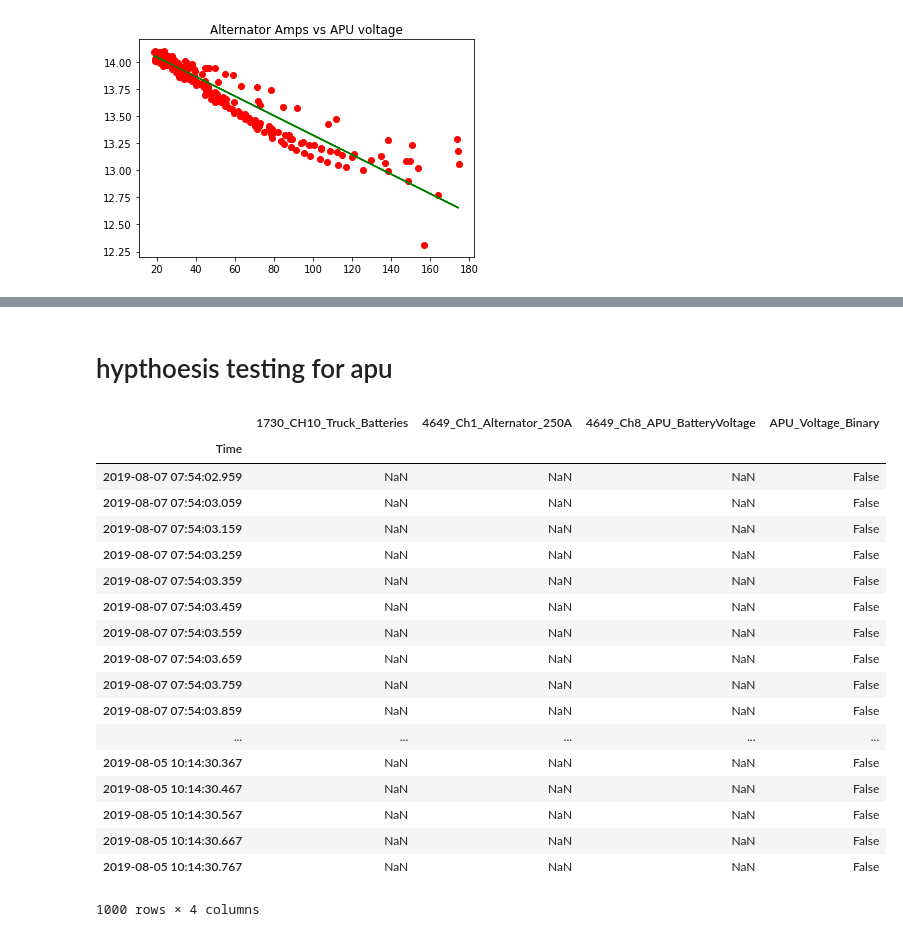
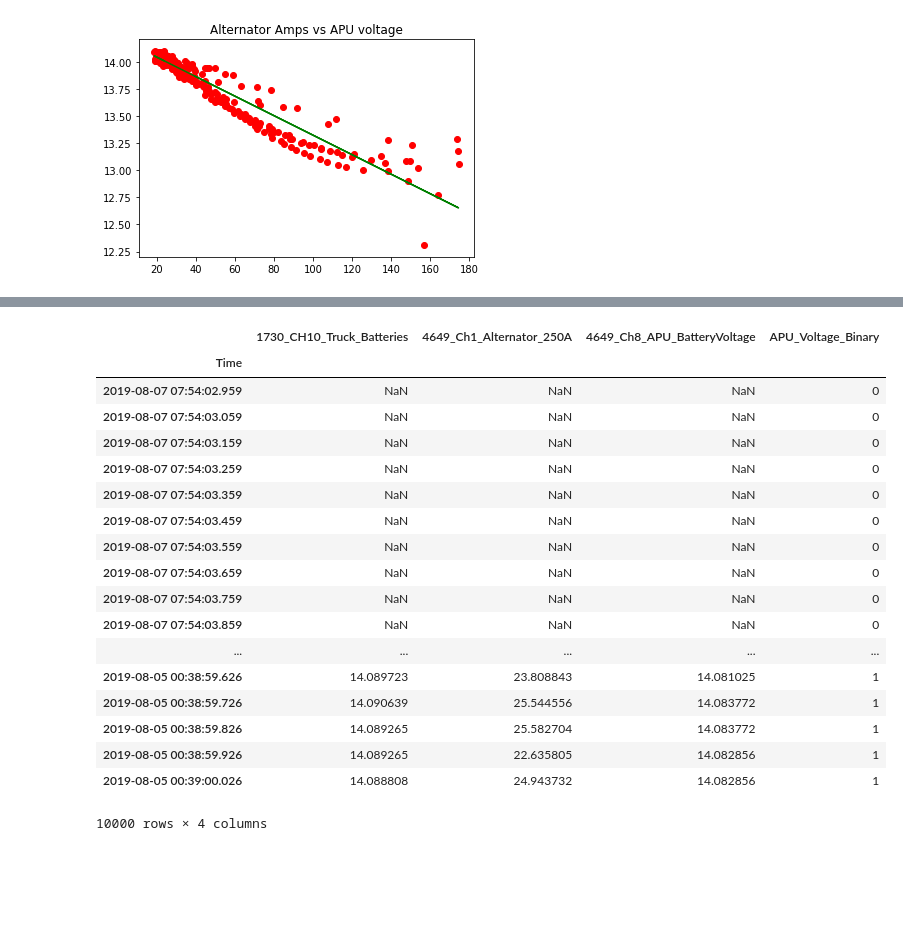
Before and after one commit to UNCG-CSE/Volvo_Truck_Analytics, a Jupyter notebook: src/billTruck1Proj2.ipynb, the cells around one changed output, grey strips where cells are left out. Saved outputs shown, nothing was run; the diff lists cells and outputs as text; code cells hidden in the pictures; blank space fills up the shorter version.

Commit message:
True false to 1/0

```diff
--- a/src/billTruck1Proj2.ipynb
+++ b/src/billTruck1Proj2.ipynb
@@ -180,29 +141,28 @@ covariance
-# %% [markdown]
-# hypthoesis testing for apu
 # %%
 #logistic regression classifier
 df_T1.dropna()
-df_T1['APU_Voltage_Binary'] = df_T1 > 14.0
+#create a new col to show if battery is "fully charged or not"
+df_T1['APU_Voltage_Binary'] = (df_T1['4649_Ch8_APU_BatteryVoltage']>14)*1
 #going to try and predict what time of day the APU unit will be "charged"
 logReg = LogisticRegression()
-df_T1.head(1000)
+df_T1.head(10000)
 # %% [output]
 |  | 1730_CH10_Truck_Batteries | 4649_Ch1_Alternator_250A | 4649_Ch8_APU_BatteryVoltage | APU_Voltage_Binary |
 | Time |  |  |  |  |
-| 2019-08-07 07:54:02.959 | NaN | NaN | NaN | False |
-| 2019-08-07 07:54:03.059 | NaN | NaN | NaN | False |
-| 2019-08-07 07:54:03.159 | NaN | NaN | NaN | False |
-| 2019-08-07 07:54:03.259 | NaN | NaN | NaN | False |
-| 2019-08-07 07:54:03.359 | NaN | NaN | NaN | False |
-| 2019-08-07 07:54:03.459 | NaN | NaN | NaN | False |
-| 2019-08-07 07:54:03.559 | NaN | NaN | NaN | False |
-| 2019-08-07 07:54:03.659 | NaN | NaN | NaN | False |
-| 2019-08-07 07:54:03.759 | NaN | NaN | NaN | False |
-| 2019-08-07 07:54:03.859 | NaN | NaN | NaN | False |
+| 2019-08-07 07:54:02.959 | NaN | NaN | NaN | 0 |
+| 2019-08-07 07:54:03.059 | NaN | NaN | NaN | 0 |
+| 2019-08-07 07:54:03.159 | NaN | NaN | NaN | 0 |
+| 2019-08-07 07:54:03.259 | NaN | NaN | NaN | 0 |
+| 2019-08-07 07:54:03.359 | NaN | NaN | NaN | 0 |
+| 2019-08-07 07:54:03.459 | NaN | NaN | NaN | 0 |
+| 2019-08-07 07:54:03.559 | NaN | NaN | NaN | 0 |
+| 2019-08-07 07:54:03.659 | NaN | NaN | NaN | 0 |
+| 2019-08-07 07:54:03.759 | NaN | NaN | NaN | 0 |
+| 2019-08-07 07:54:03.859 | NaN | NaN | NaN | 0 |
 | ... | ... | ... | ... | ... |
-| 2019-08-05 10:14:30.367 | NaN | NaN | NaN | False |
-| 2019-08-05 10:14:30.467 | NaN | NaN | NaN | False |
-| 2019-08-05 10:14:30.567 | NaN | NaN | NaN | False |
-| 2019-08-05 10:14:30.667 | NaN | NaN | NaN | False |
-| 2019-08-05 10:14:30.767 | NaN | NaN | NaN | False |
+| 2019-08-05 00:38:59.626 | 14.089723 | 23.808843 | 14.081025 | 1 |
+| 2019-08-05 00:38:59.726 | 14.090639 | 25.544556 | 14.083772 | 1 |
+| 2019-08-05 00:38:59.826 | 14.089265 | 25.582704 | 14.083772 | 1 |
+| 2019-08-05 00:38:59.926 | 14.089265 | 22.635805 | 14.082856 | 1 |
+| 2019-08-05 00:39:00.026 | 14.088808 | 24.943732 | 14.082856 | 1 |
-1000 rows × 4 columns
+10000 rows × 4 columns
```
Also changed, not shown: parts of 3 cells of this notebook.
